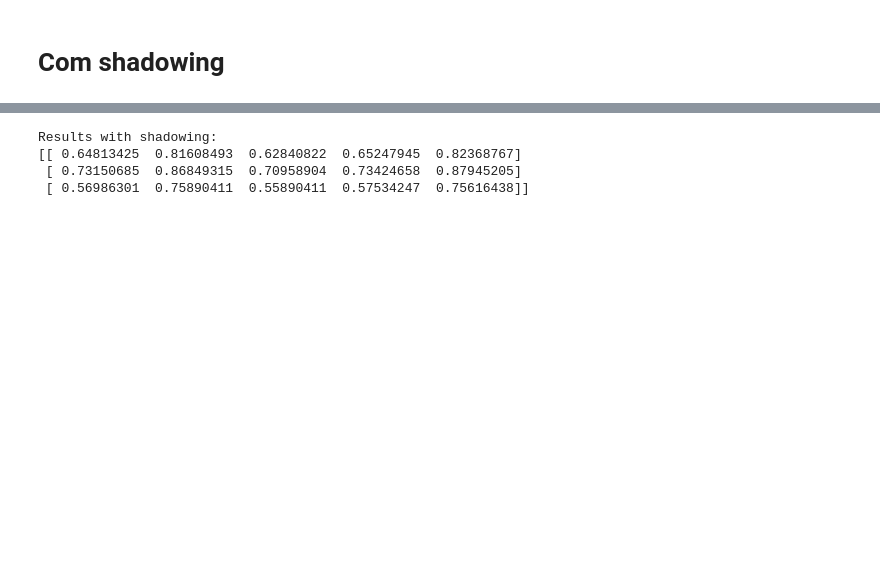
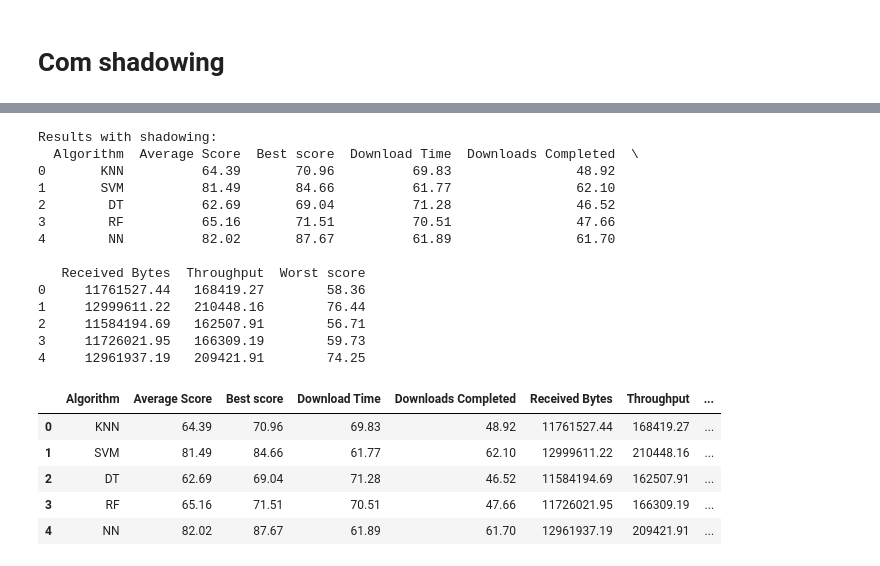
Before and after one commit to ycaroravel/CoverageHolesScenario_ns-3, a Jupyter notebook: MachineLearningEstrategy3.ipynb, the cells around one changed output, grey strips where cells are left out. Saved outputs shown, nothing was run; the diff lists cells and outputs as text; code cells hidden in the pictures; blank space fills up the shorter version.

```diff
--- a/MachineLearningEstrategy3.ipynb
+++ b/MachineLearningEstrategy3.ipynb
@@ -391,4 +489,39 @@ x_train, x_test, y_train, y_test = train_test_split(x,y,test_size = 0.2, random_
 sc_X = StandardScaler()
 x_train = sc_X.fit_transform(x_train)
 x_test = sc_X.transform(x_test) # There is no need to fit after the training set is fit
+# %%
+classifier_nn=MLPClassifier(activation='tanh', alpha=0.0001, batch_size='auto', beta_1=0.9,
+       beta_2=0.999, early_stopping=False, epsilon=1e-08,
+       hidden_layer_sizes=[10, 10, 10], learning_rate='constant',
+       learning_rate_init=0.001, max_iter=2000, momentum=0.9,
+       nesterovs_momentum=True, power_t=0.5, random_state=0, shuffle=True,
+       solver='lbfgs', tol=0.0001, validation_fraction=0.1, verbose=False,
+       warm_start=False)
+
+classifier_knn=KNeighborsClassifier(algorithm='auto', leaf_size=30, metric='minkowski',
+           metric_params=None, n_jobs=1, n_neighbors=21, p=2,
+           weights='uniform')
+
+
+classifier_svm=SVC(C=1000, cache_size=200, class_weight=None, coef0=0.0,
+  decision_function_shape='ovo', degree=3, gamma='auto', kernel='linear',
+  max_iter=-1, probability=False, random_state=0, shrinking=True,
+  tol=0.001, verbose=False)
+
+classifier_dt=DecisionTreeClassifier(class_weight='balanced', criterion='gini',
+            max_depth=None, max_features='auto', max_leaf_nodes=None,
+            min_impurity_decrease=0.0, min_impurity_split=None,
+            min_samples_leaf=1, min_samples_split=2,
+            min_weight_fraction_leaf=0.0, presort=False, random_state=0,
+            splitter='best')
+
+classifier_rf=RandomForestClassifier(bootstrap=True, class_weight='balanced',
+            criterion='entropy', max_depth=None, max_features=None,
+            max_leaf_nodes=None, min_impurity_decrease=0.0,
+            min_impurity_split=None, min_samples_leaf=1,
+            min_samples_split=2, min_weight_fraction_leaf=0.0,
+            n_estimators=9, n_jobs=-1, oob_score=False, random_state=0,
+            verbose=0, warm_start=False)
+
+conf=[classifier_knn,classifier_svm,classifier_dt,classifier_rf, classifier_nn]
 # %%
@@ -429,5 +540,5 @@ KNeighborsClassifier(algorithm='auto', leaf_size=30, metric='minkowski',
 # %%
 # Applying the classifiers
-maxRange=1000
-p = applyingAllClassifiers(numberOfRandomStates=maxRange, x=x, y=y, classifiers=classifiers)
+maxRange=100
+stats = applyingAllClassifiers(numberOfRandomStates=maxRange, x=x, y=y, classifiers=classifiers)
 # %% [output]
@@ -451,8 +562,25 @@ p = applyingAllClassifiers(numberOfRandomStates=maxRange, x=x, y=y, classifiers=
 # %%
 print('Results with shadowing:')
-print(1 - p)
+print(stats)
+stats
 # %% [output]
 Results with shadowing:
-[[ 0.64813425  0.81608493  0.62840822  0.65247945  0.82368767]
- [ 0.73150685  0.86849315  0.70958904  0.73424658  0.87945205]
- [ 0.56986301  0.75890411  0.55890411  0.57534247  0.75616438]]
+  Algorithm  Average Score  Best score  Download Time  Downloads Completed  \
+0       KNN          64.39       70.96          69.83                48.92
+1       SVM          81.49       84.66          61.77                62.10
+2        DT          62.69       69.04          71.28                46.52
+3        RF          65.16       71.51          70.51                47.66
+4        NN          82.02       87.67          61.89                61.70
+
+   Received Bytes  Throughput  Worst score
+0     11761527.44   168419.27        58.36
+1     12999611.22   210448.16        76.44
+2     11584194.69   162507.91        56.71
+3     11726021.95   166309.19        59.73
+4     12961937.19   209421.91        74.25
+|  | Algorithm | Average Score | Best score | Download Time | Downloads Completed | Received Bytes | Throughput | ... |
+| 0 | KNN | 64.39 | 70.96 | 69.83 | 48.92 | 11761527.44 | 168419.27 | ... |
+| 1 | SVM | 81.49 | 84.66 | 61.77 | 62.10 | 12999611.22 | 210448.16 | ... |
+| 2 | DT | 62.69 | 69.04 | 71.28 | 46.52 | 11584194.69 | 162507.91 | ... |
+| 3 | RF | 65.16 | 71.51 | 70.51 | 47.66 | 11726021.95 | 166309.19 | ... |
+| 4 | NN | 82.02 | 87.67 | 61.89 | 61.70 | 12961937.19 | 209421.91 | ... |
```
Also changed, not shown: parts of 8 cells of this notebook, 1 other file.
